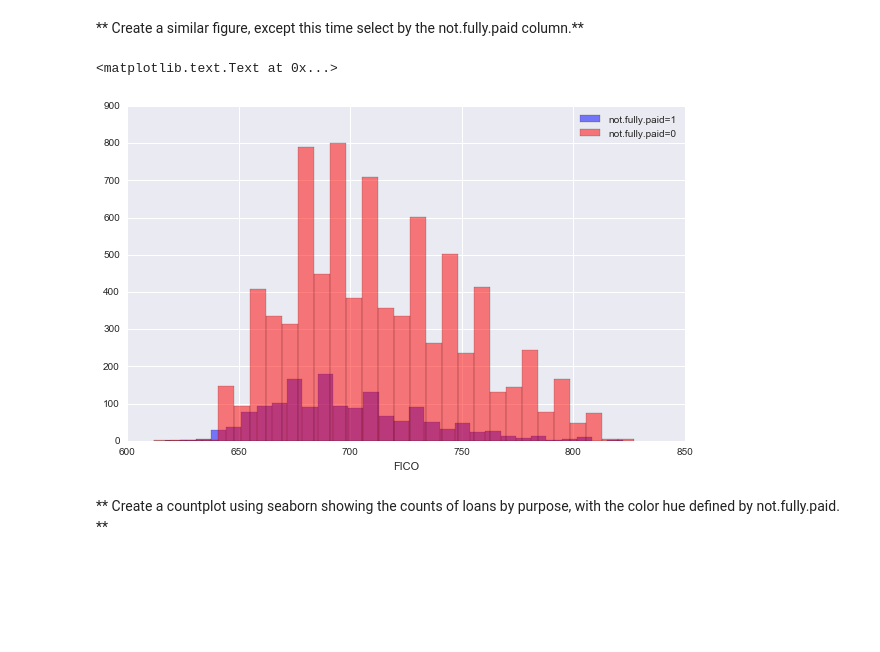
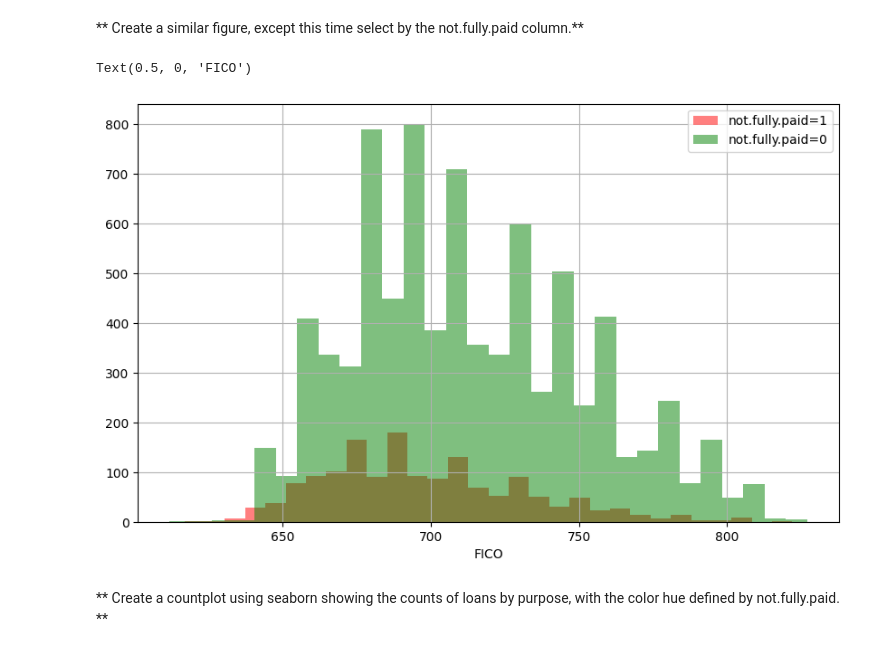
Before and after one commit to dineschandgr/Machine_Learning, a Jupyter notebook: Decision Trees and Random Forest/03-Decision Trees and Random Forest Project - Solutions.ipynb, the cells around one changed output. Drawn from its saved outputs; the diff is of its cells as text; code cells hidden in the pictures; blank space fills up the shorter version.

```diff
--- a/Decision Trees and Random Forest/03-Decision Trees and Random Forest Project - Solutions.ipynb
+++ b/Decision Trees and Random Forest/03-Decision Trees and Random Forest Project - Solutions.ipynb
@@ -103,15 +107,15 @@ plt.xlabel('FICO')
 ** Create a similar figure, except this time select by the not.fully.paid column.**
 # %%
 plt.figure(figsize=(10,6))
-loans[loans['not.fully.paid']==1]['fico'].hist(alpha=0.5,color='blue',
+loans[loans['not.fully.paid']==1]['fico'].hist(alpha=0.5,color='red',
                                               bins=30,label='not.fully.paid=1')
-loans[loans['not.fully.paid']==0]['fico'].hist(alpha=0.5,color='red',
+loans[loans['not.fully.paid']==0]['fico'].hist(alpha=0.5,color='green',
                                               bins=30,label='not.fully.paid=0')
 plt.legend()
 plt.xlabel('FICO')
 # %% [output]
-<matplotlib.text.Text at 0x...>
+Text(0.5, 0, 'FICO')
-[figure, old version]
+[figure, new version]
 # %% [markdown]
 ** Create a countplot using seaborn showing the counts of loans by purpose, with the color hue defined by not.fully.paid. **
 # %%
```
Also changed, not shown: parts of 19 cells of this notebook, 10 other files.
